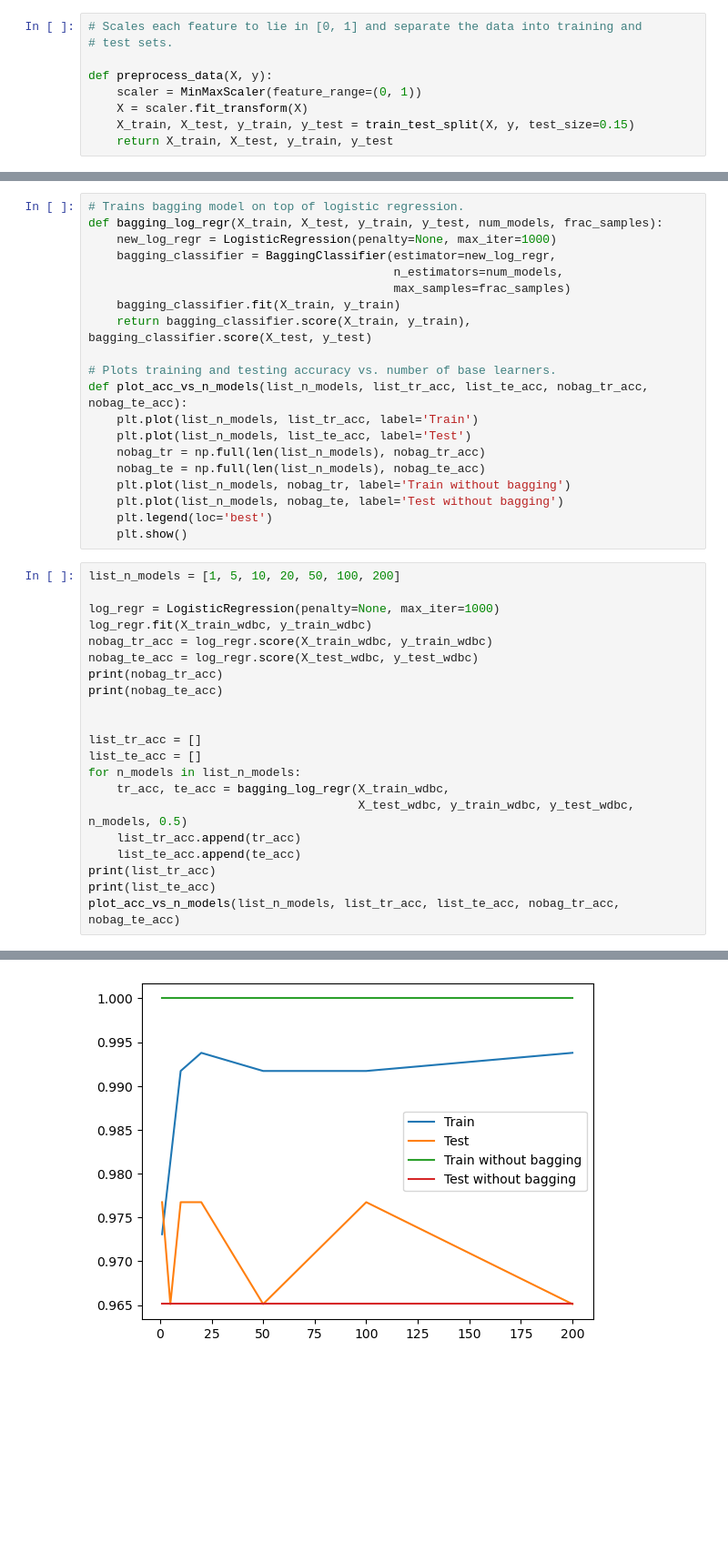
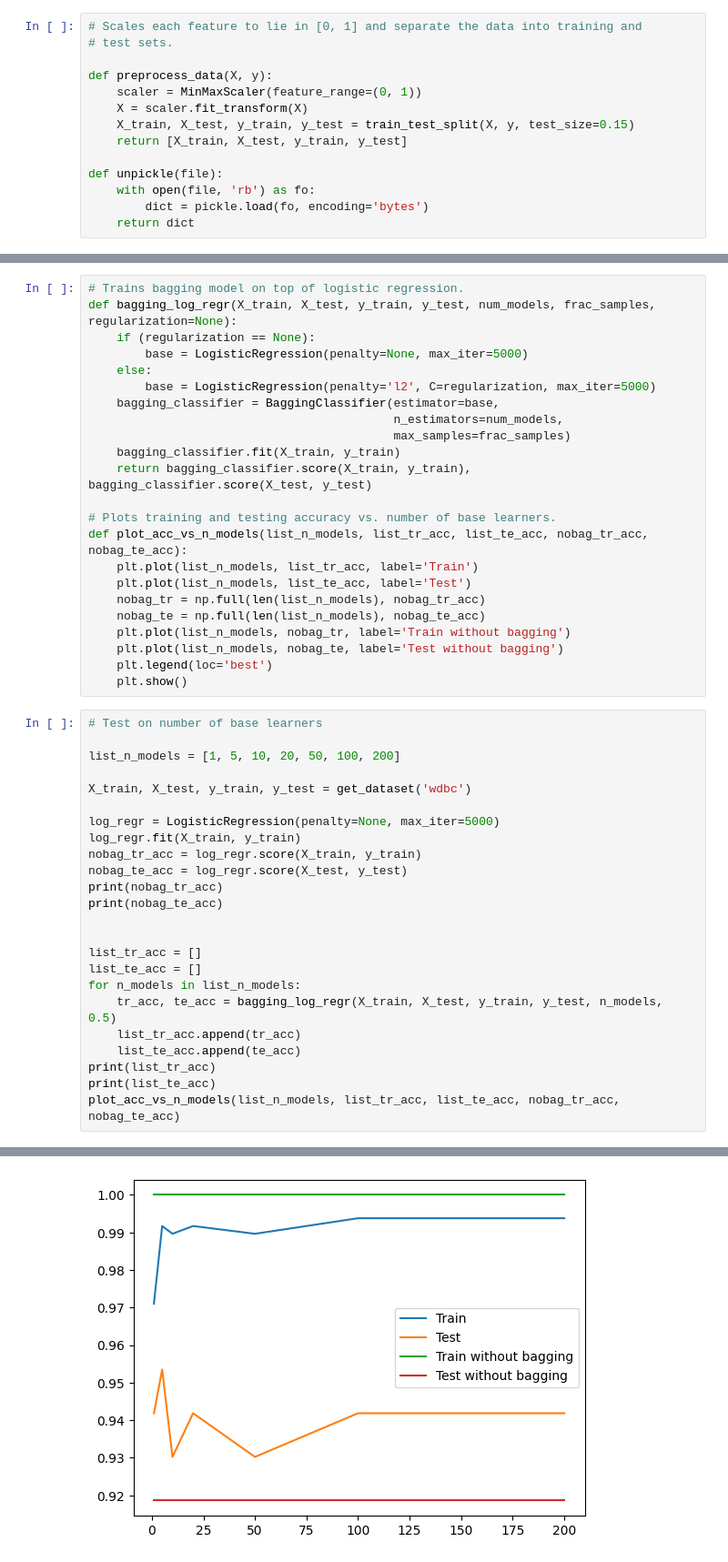
Before and after one commit to csci-567-project-KNQM/bagging-vs-boosting, a Jupyter notebook: main.ipynb, the cells around one changed output, grey strips where cells are left out. Shown: that part at 91% size. Cells and saved outputs as stored; diff of their text form; blank space fills up the shorter version.

```diff
--- a/main.ipynb
+++ b/main.ipynb
@@ -18,5 +19,10 @@ def preprocess_data(X, y):
     scaler = MinMaxScaler(feature_range=(0, 1))
     X = scaler.fit_transform(X)
     X_train, X_test, y_train, y_test = train_test_split(X, y, test_size=0.15)
-    return X_train, X_test, y_train, y_test
+    return [X_train, X_test, y_train, y_test]
+
+def unpickle(file):
+    with open(file, 'rb') as fo:
+        dict = pickle.load(fo, encoding='bytes')
+    return dict
 # %%
@@ -37,8 +186,11 @@ X_train_arrh, X_test_arrh, y_train_arrh, y_test_arrh = preprocess_data(X, y)
 # %%
 # Trains bagging model on top of logistic regression.
-def bagging_log_regr(X_train, X_test, y_train, y_test, num_models, frac_samples):
-    new_log_regr = LogisticRegression(penalty=None, max_iter=1000)
-    bagging_classifier = BaggingClassifier(estimator=new_log_regr,
+def bagging_log_regr(X_train, X_test, y_train, y_test, num_models, frac_samples, regularization=None):
+    if (regularization == None):
+        base = LogisticRegression(penalty=None, max_iter=5000)
+    else:
+        base = LogisticRegression(penalty='l2', C=regularization, max_iter=5000)
+    bagging_classifier = BaggingClassifier(estimator=base,
                                            n_estimators=num_models,
                                            max_samples=frac_samples)
     bagging_classifier.fit(X_train, y_train)
@@ -55,12 +207,16 @@ def plot_acc_vs_n_models(list_n_models, list_tr_acc, list_te_acc, nobag_tr_acc,
     plt.legend(loc='best')
     plt.show()
 # %%
+# Test on number of base learners
+
 list_n_models = [1, 5, 10, 20, 50, 100, 200]
 
-log_regr = LogisticRegression(penalty=None, max_iter=1000)
-log_regr.fit(X_train_wdbc, y_train_wdbc)
-nobag_tr_acc = log_regr.score(X_train_wdbc, y_train_wdbc)
-nobag_te_acc = log_regr.score(X_test_wdbc, y_test_wdbc)
+X_train, X_test, y_train, y_test = get_dataset('wdbc')
+
+log_regr = LogisticRegression(penalty=None, max_iter=5000)
+log_regr.fit(X_train, y_train)
+nobag_tr_acc = log_regr.score(X_train, y_train)
+nobag_te_acc = log_regr.score(X_test, y_test)
 print(nobag_tr_acc)
 print(nobag_te_acc)
 
@@ -68,8 +224,7 @@ print(nobag_te_acc)
 list_tr_acc = []
 list_te_acc = []
 for n_models in list_n_models:
-    tr_acc, te_acc = bagging_log_regr(X_train_wdbc,
-                                      X_test_wdbc, y_train_wdbc, y_test_wdbc, n_models, 0.5)
+    tr_acc, te_acc = bagging_log_regr(X_train, X_test, y_train, y_test, n_models, 0.5)
     list_tr_acc.append(tr_acc)
     list_te_acc.append(te_acc)
 print(list_tr_acc)
@@ -83,2 +238,2 @@ plot_acc_vs_n_models(list_n_models, list_tr_acc, list_te_acc, nobag_tr_acc, noba
-[figure, old version]
+[figure, new version]
 # %%
```
Also changed, not shown: parts of 11 cells of this notebook, 9 other files.
